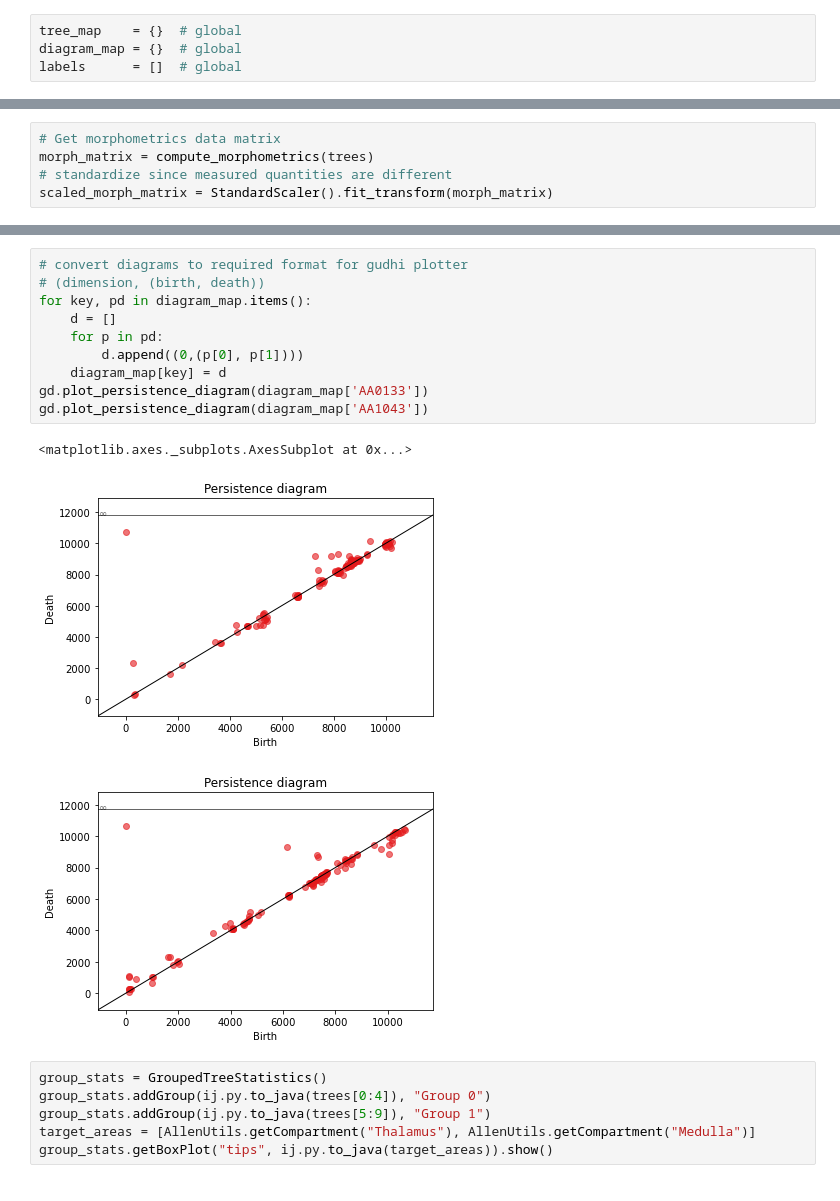
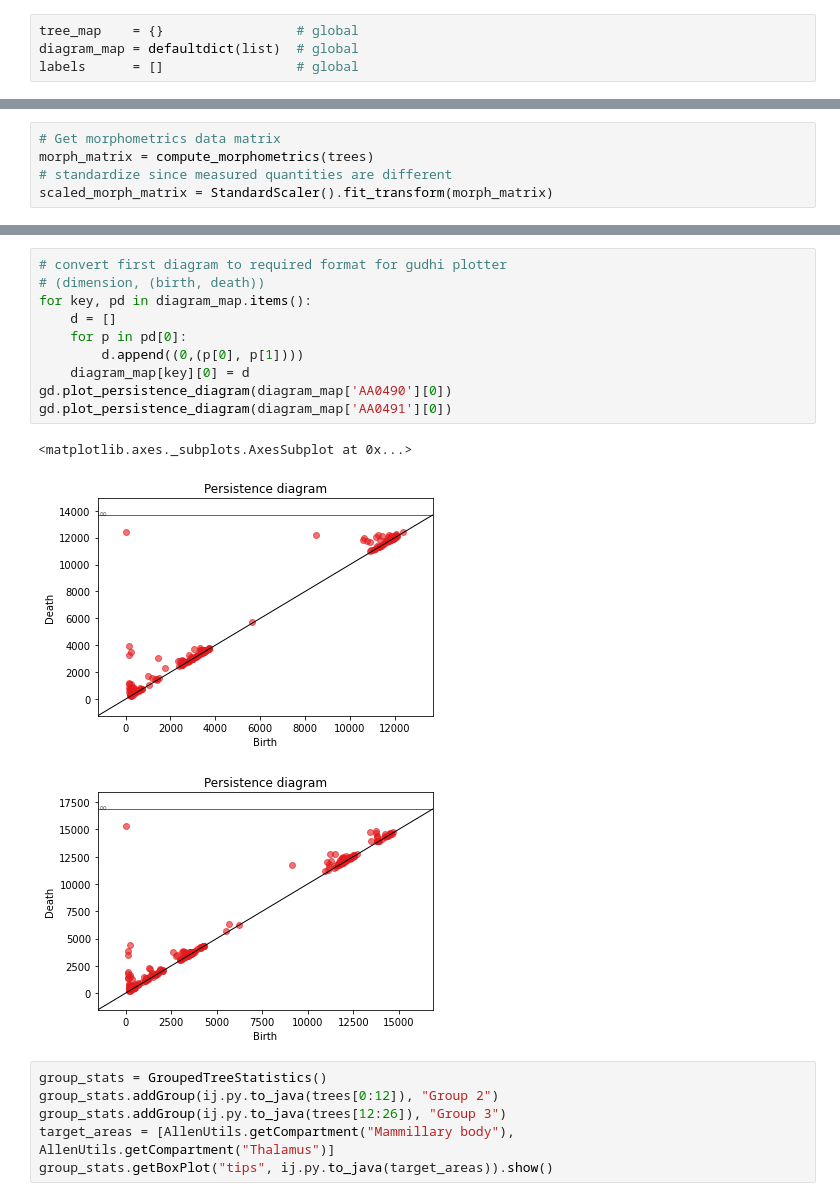
Before and after one commit to fiji/SNT, a Jupyter notebook: clustering/notebooks/clustering_comparisons.ipynb, the cells around one changed output, grey strips where cells are left out. Cells and saved outputs as stored; diff of their text form.

```diff
--- a/clustering/notebooks/clustering_comparisons.ipynb
+++ b/clustering/notebooks/clustering_comparisons.ipynb
@@ -30,8 +37,8 @@ Viewer3D              = autoclass('sc.fiji.snt.viewer.Viewer3D')
 MultiTreeColorMapper  = autoclass('sc.fiji.snt.analysis.MultiTreeColorMapper')
 ColorTables           = autoclass('net.imagej.display.ColorTables')
 # %%
-tree_map    = {}  # global
-diagram_map = {}  # global
-labels      = []  # global
+tree_map    = {}                 # global
+diagram_map = defaultdict(list)  # global
+labels      = []                 # global
 # %%
 def fetch_reconstructions():
@@ -161,20 +160,20 @@ plot_dendrogram(model)
 # %%
-# convert diagrams to required format for gudhi plotter
+# convert first diagram to required format for gudhi plotter
 # (dimension, (birth, death))
 for key, pd in diagram_map.items():
     d = []
-    for p in pd:
+    for p in pd[0]:
         d.append((0,(p[0], p[1])))
-    diagram_map[key] = d
-gd.plot_persistence_diagram(diagram_map['AA0133'])
-gd.plot_persistence_diagram(diagram_map['AA1043'])
+    diagram_map[key][0] = d
+gd.plot_persistence_diagram(diagram_map['AA0490'][0])
+gd.plot_persistence_diagram(diagram_map['AA0491'][0])
 # %% [output]
 <matplotlib.axes._subplots.AxesSubplot at 0x...>
-[figure, old version]
+[figure, new version]
-[figure, old version]
+[figure, new version]
 # %%
 group_stats = GroupedTreeStatistics()
-group_stats.addGroup(ij.py.to_java(trees[0:4]), "Group 0")
-group_stats.addGroup(ij.py.to_java(trees[5:9]), "Group 1")
-target_areas = [AllenUtils.getCompartment("Thalamus"), AllenUtils.getCompartment("Medulla")]
+group_stats.addGroup(ij.py.to_java(trees[0:12]), "Group 2")
+group_stats.addGroup(ij.py.to_java(trees[12:26]), "Group 3")
+target_areas = [AllenUtils.getCompartment("Mammillary body"), AllenUtils.getCompartment("Thalamus")]
 group_stats.getBoxPlot("tips", ij.py.to_java(target_areas)).show()
```
Also changed, not shown: parts of 11 cells of this notebook, 3 other files.
